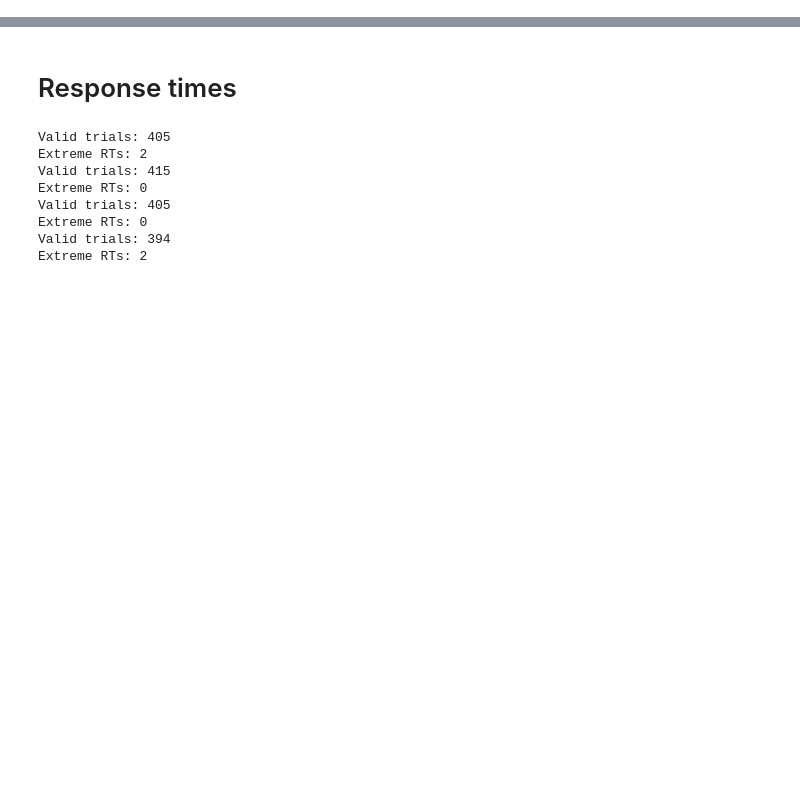
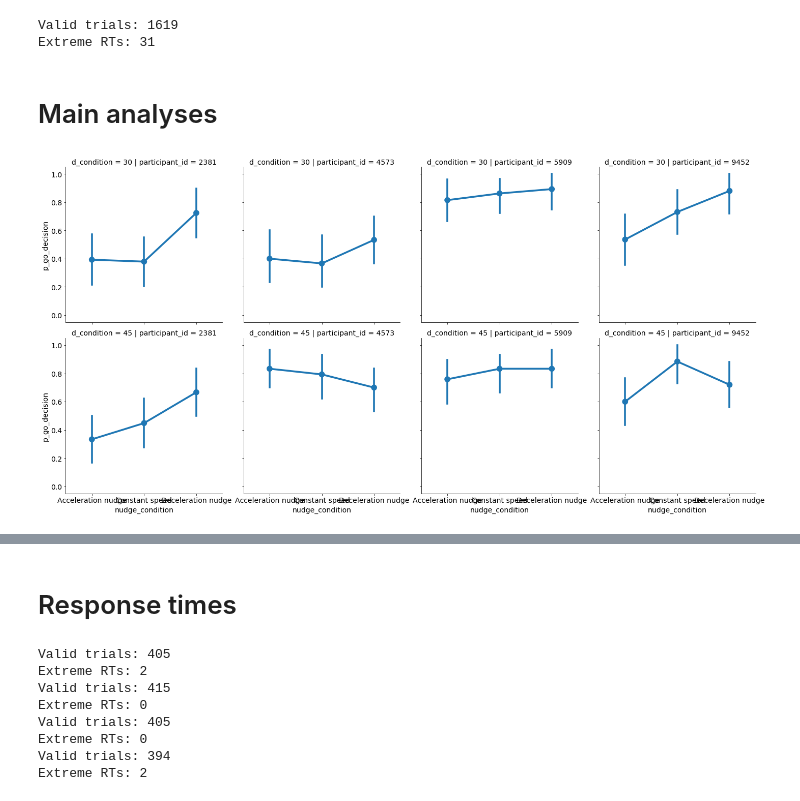
Before and after one commit to tud-hri/nudging-humans-in-traffic, a Jupyter notebook: data_analysis/experiment1_descriptive_stats.ipynb, the cells around one changed output, grey strips where cells are left out. Saved outputs shown, nothing was run; the diff lists cells and outputs as text; code cells hidden in the pictures; blank space fills up the shorter version.

Commit message:
Experiment 1 (3d) analysis added

```diff
--- a/data_analysis/experiment1_descriptive_stats.ipynb
+++ b/data_analysis/experiment1_descriptive_stats.ipynb
@@ -6,0 +15,2 @@ import os
+# %%
+data_path = "../data/experiment1-2d"
@@ -6,0 +39,41 @@ import os
+# %%
+def preprocess_data(data):
+    excluded_participants = [3782, 6240, 8212, 9413]
+    data = data[~data.participant_id.isin(excluded_participants)]
+
+    # only looking at test (not training/filler) no-collision trials where a decision was made
+    data = data[~((data.decision == "None") | data.collision) & data.is_test_trial]
+
+    print("Valid trials:", len(data))
+    print("Extreme RTs:", len(data[~((data.RT>0) & (data.RT<3))]))
+    data = data[(data.RT>0) & (data.RT<3)].reset_index()
+
+
+    condition_map = {"[0.0, 0.0, 0.0, 0.0]": "Constant speed",
+                 "[0.0, -3.0, 3.0, 0.0]": "Deceleration nudge",
+                 "[0.0, 3.0, -3.0, 0.0]": "Acceleration nudge"}
+    data['nudge_condition'] = data['a_condition'].map(condition_map)
+
+    data["p_go_decision"] = data.decision == "go"
+    data = data.join(pd.DataFrame(data["a_condition"].str.strip("[]").str.split(",").to_list(),
+                                  columns=["a_0", "a_1", "a_2", "a_3"]))
+    data = data.astype({"a_0": float, "a_1": float, "a_2": float, "a_3": float})
+
+    return data
+
+data = pd.read_csv(os.path.join(data_path, "raw_data_merged.csv"), sep="\t")
+data = preprocess_data(data)
+# %% [output]
+Valid trials: 1619
+Extreme RTs: 31
+# %% [markdown]
+# Main analyses
+# %%
+g = sns.catplot(data=data, x="nudge_condition", y="p_go_decision", row="d_condition", col="participant_id", kind="point",
+            order=["Acceleration nudge", "Constant speed", "Deceleration nudge"])
+for ax in g.axes[0]:
+    ax.set_ylim((-0.05, 1.05))
+
+plt.savefig("../figures/p_turn_nudge.png", bbox_inches='tight')
+# %% [output]
+[figure, added]
```
Also changed, not shown: parts of 18 cells of this notebook, 2 other files.
